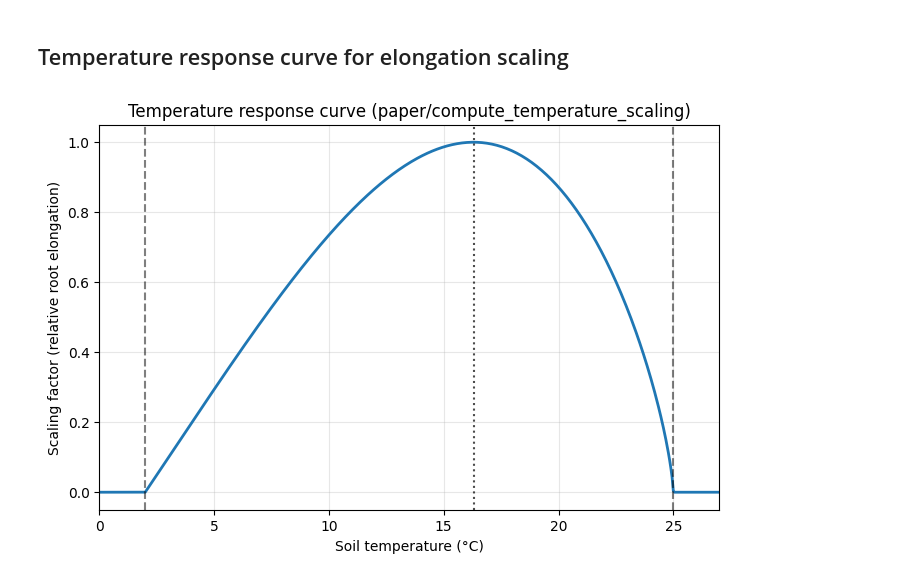
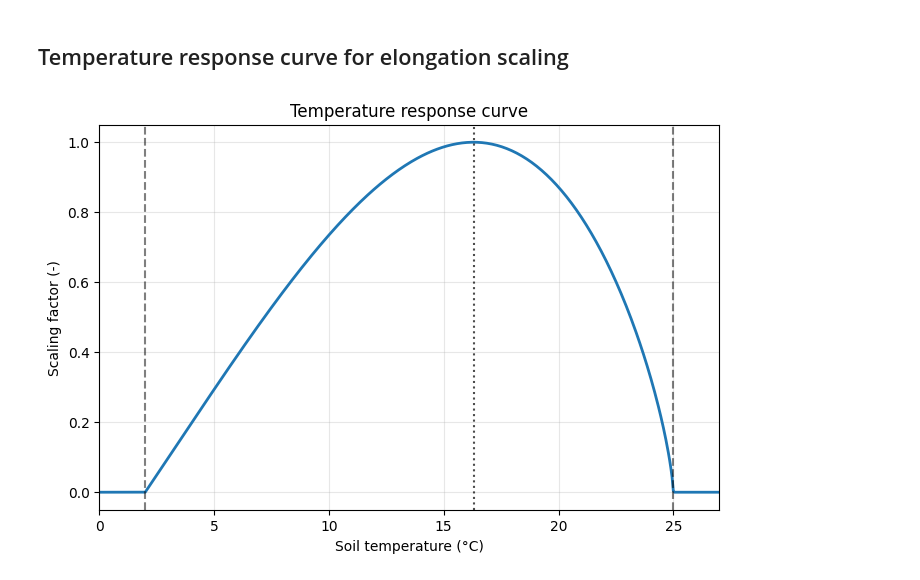
Before and after one commit to Plant-Root-Soil-Interactions-Modelling/CPlantBox, a Jupyter notebook: Ruthe_spatial_resolution_experiment/temperature_graphs.ipynb, the cells around one changed output. Saved outputs shown, nothing was run; the diff lists cells and outputs as text; code cells hidden in the pictures.

```diff
--- a/Ruthe_spatial_resolution_experiment/temperature_graphs.ipynb
+++ b/Ruthe_spatial_resolution_experiment/temperature_graphs.ipynb
@@ -296,33 +297,33 @@ if not (tmin < topt < tmax):
 
 # Same piecewise temperature response as compute_temperature_scaling()
 # and Clausnitzer & Hopmans (1994), as used in the paper.
 mid = 0.5 * (tmin + tmax)
 if topt < mid:
     T = (temps - tmin) / (tmax - tmin)
     Topt = (topt - tmin) / (tmax - tmin)
 else:
     T = (temps - tmax) / (tmin - tmax)
     Topt = (topt - tmax) / (tmin - tmax)
 
 # compute sigma such that Topt ** sigma = 0.5
 sigma = np.log(0.5) / np.log(Topt)
 
 # final scale: sin(pi * T**sigma), with zero response outside the valid domain
 scales = np.zeros_like(temps)
 scales[valid] = np.sin(np.pi * (T[valid] ** sigma))
 scales = np.clip(scales, 0.0, 1.0)
 
 plt.figure(figsize=(8,5))
 plt.plot(temps, scales, lw=2)
 plt.axvline(tmin, color='k', ls='--', alpha=0.5)
 plt.axvline(topt, color='k', ls=':', alpha=0.7)
 plt.axvline(tmax, color='k', ls='--', alpha=0.5)
 plt.ylim(-0.05, 1.05)
 plt.xlim(temps.min(), temps.max())
 plt.xlabel("Soil temperature (°C)")
-plt.ylabel("Scaling factor (relative root elongation)")
-plt.title("Temperature response curve (paper/compute_temperature_scaling)")
+plt.ylabel("Scaling factor (-)")
+plt.title("Temperature response curve")
 plt.grid(alpha=0.3)
 plt.show()
 # %% [output]
-[figure, old version]
+[figure, new version]
```
Also changed, not shown: parts of 1 cell of this notebook, 37 other files.
